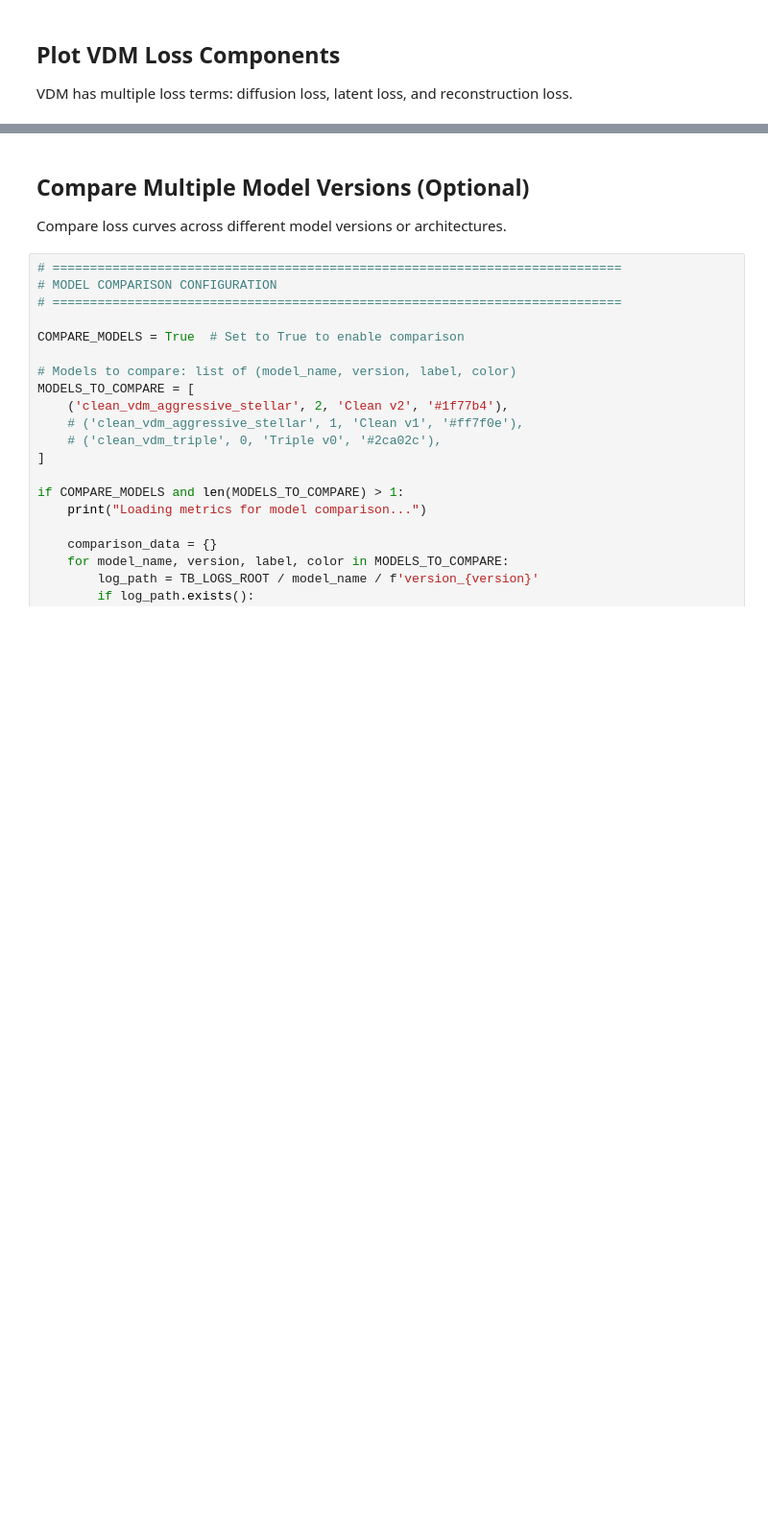
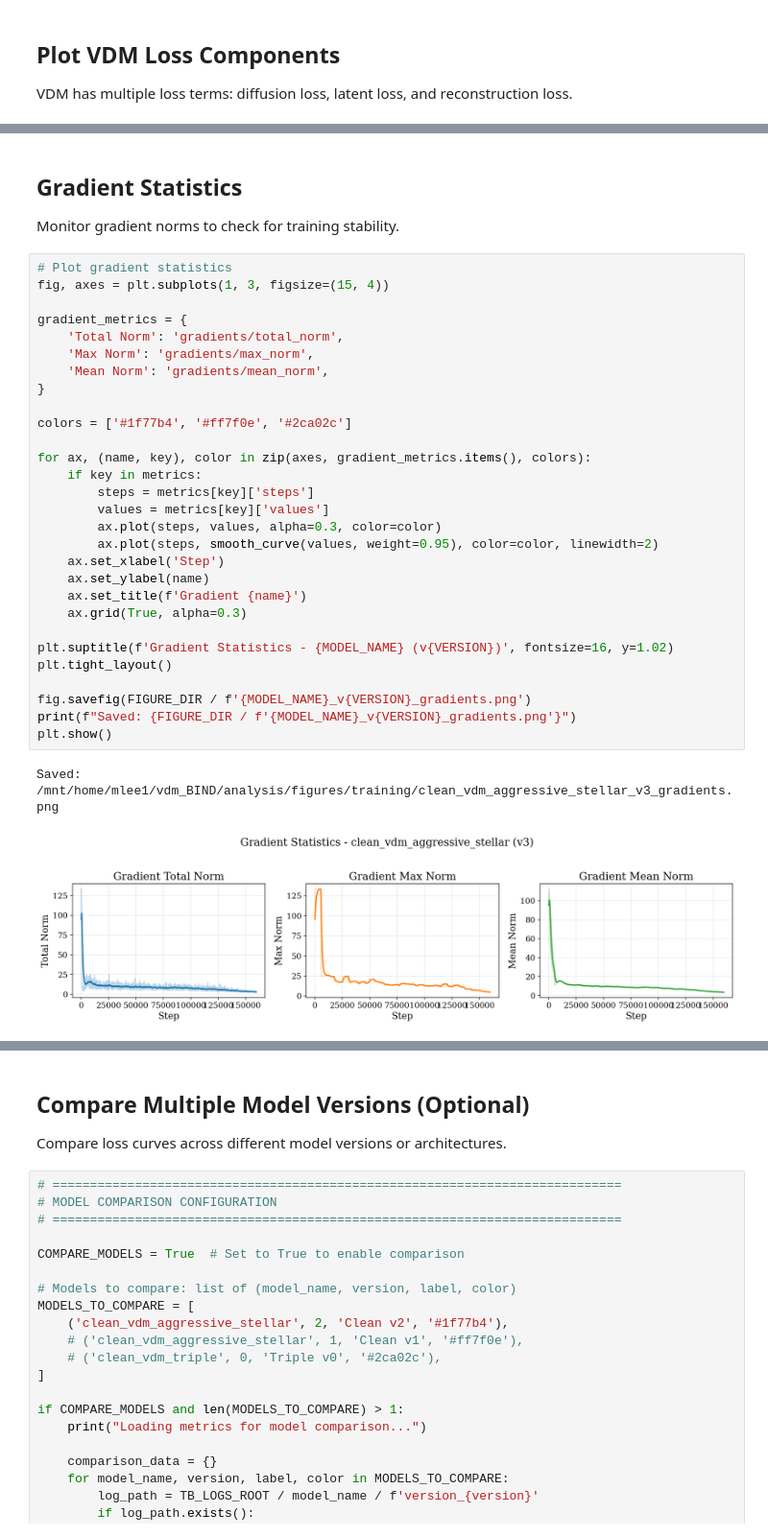
Before and after one commit to Maxelee/vdm_BIND, a Jupyter notebook: analysis/notebooks/training_loss_curves.ipynb, the cells around one changed output, grey strips where cells are left out. Shown at 96% size. Cells and saved outputs as stored; diff of their text form; blank space fills up the shorter version.

```diff
--- a/analysis/notebooks/training_loss_curves.ipynb
+++ b/analysis/notebooks/training_loss_curves.ipynb
@@ -271,0 +645,36 @@ else:
+# %% [markdown]
+## Gradient Statistics
+
+Monitor gradient norms to check for training stability.
+# %%
+# Plot gradient statistics
+fig, axes = plt.subplots(1, 3, figsize=(15, 4))
+
+gradient_metrics = {
+    'Total Norm': 'gradients/total_norm',
+    'Max Norm': 'gradients/max_norm',
+    'Mean Norm': 'gradients/mean_norm',
+}
+
+colors = ['#1f77b4', '#ff7f0e', '#2ca02c']
+
+for ax, (name, key), color in zip(axes, gradient_metrics.items(), colors):
+    if key in metrics:
+        steps = metrics[key]['steps']
+        values = metrics[key]['values']
+        ax.plot(steps, values, alpha=0.3, color=color)
+        ax.plot(steps, smooth_curve(values, weight=0.95), color=color, linewidth=2)
+    ax.set_xlabel('Step')
+    ax.set_ylabel(name)
+    ax.set_title(f'Gradient {name}')
+    ax.grid(True, alpha=0.3)
+
+plt.suptitle(f'Gradient Statistics - {MODEL_NAME} (v{VERSION})', fontsize=16, y=1.02)
+plt.tight_layout()
+
+fig.savefig(FIGURE_DIR / f'{MODEL_NAME}_v{VERSION}_gradients.png')
+print(f"Saved: {FIGURE_DIR / f'{MODEL_NAME}_v{VERSION}_gradients.png'}")
+plt.show()
+# %% [output]
+Saved: /mnt/home/mlee1/vdm_BIND/analysis/figures/training/clean_vdm_aggressive_stellar_v3_gradients.png
+[figure, added]
```
Also changed, not shown: parts of 15 cells of this notebook, 19 other files.
